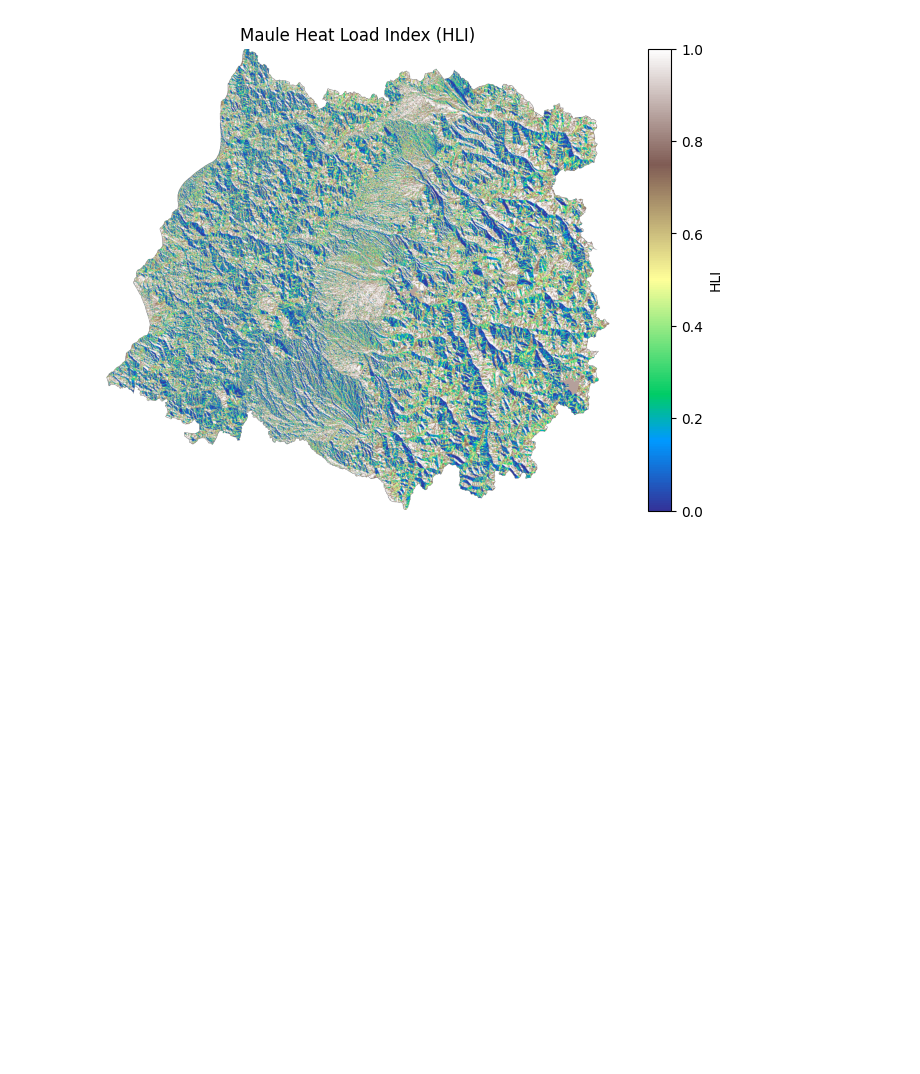
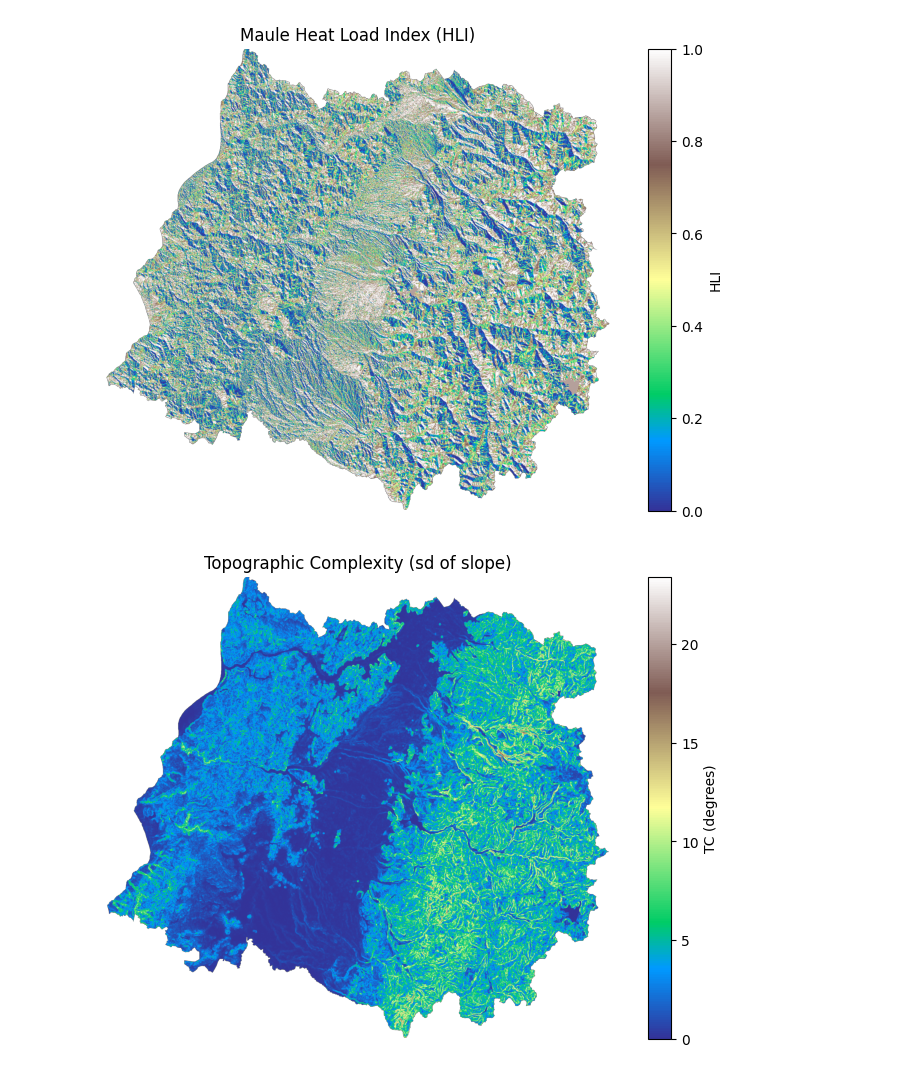
Before and after one commit to abbystokes/wildfire-risk-ml, a Jupyter notebook: elevation_variables_extraction.ipynb, the cells around one changed output. Saved outputs shown, nothing was run; the diff lists cells and outputs as text; code cells hidden in the pictures; blank space fills up the shorter version.

```diff
--- a/elevation_variables_extraction.ipynb
+++ b/elevation_variables_extraction.ipynb
@@ -304,3 +341,45 @@ plt.axis('off')
 plt.show()
 # %% [output]
 [figure]
+# %%
+
+with rasterio.open('capas/topografia/topo_complexity.tif') as src:
+
+    # Ensure the ROI is in the same CRS as the raster
+    if roi.crs != src.crs:
+        roi = roi.to_crs(src.crs)
+
+    # Get the geometry of the ROI
+    roi_geometry = roi.geometry.values
+
+    # Mask the aspect raster with the ROI geometry
+    out_image, out_transform = mask(src, roi_geometry, crop=True)
+
+    # Copy the metadata for the cropped raster
+    out_meta = src.meta.copy()
+
+    # Update metadata for the new raster
+    out_meta.update({
+        "driver": "GTiff",
+        "count": 1,
+        "dtype": "float32",
+        "crs": src.crs,
+        "transform": out_transform,
+        "width": out_image.shape[2],
+        "height": out_image.shape[1],
+        "nodata": src.nodata
+    })
+
+# Save the cropped aspect raster
+with rasterio.open('capas/topografia/topo_complexity_ML.tif', 'w', **out_meta) as dest:
+    dest.write(out_image)
+
+# Plot the cropped aspect raster
+plt.figure(figsize=(10, 6))
+plt.imshow(out_image[0], cmap='terrain')
+plt.title('Topographic Complexity (sd of slope)')
+plt.colorbar(label='TC (degrees)')
+plt.axis('off')
+plt.show()
+# %% [output]
+[figure, added]
```
Also changed, not shown: parts of 2 cells of this notebook.
